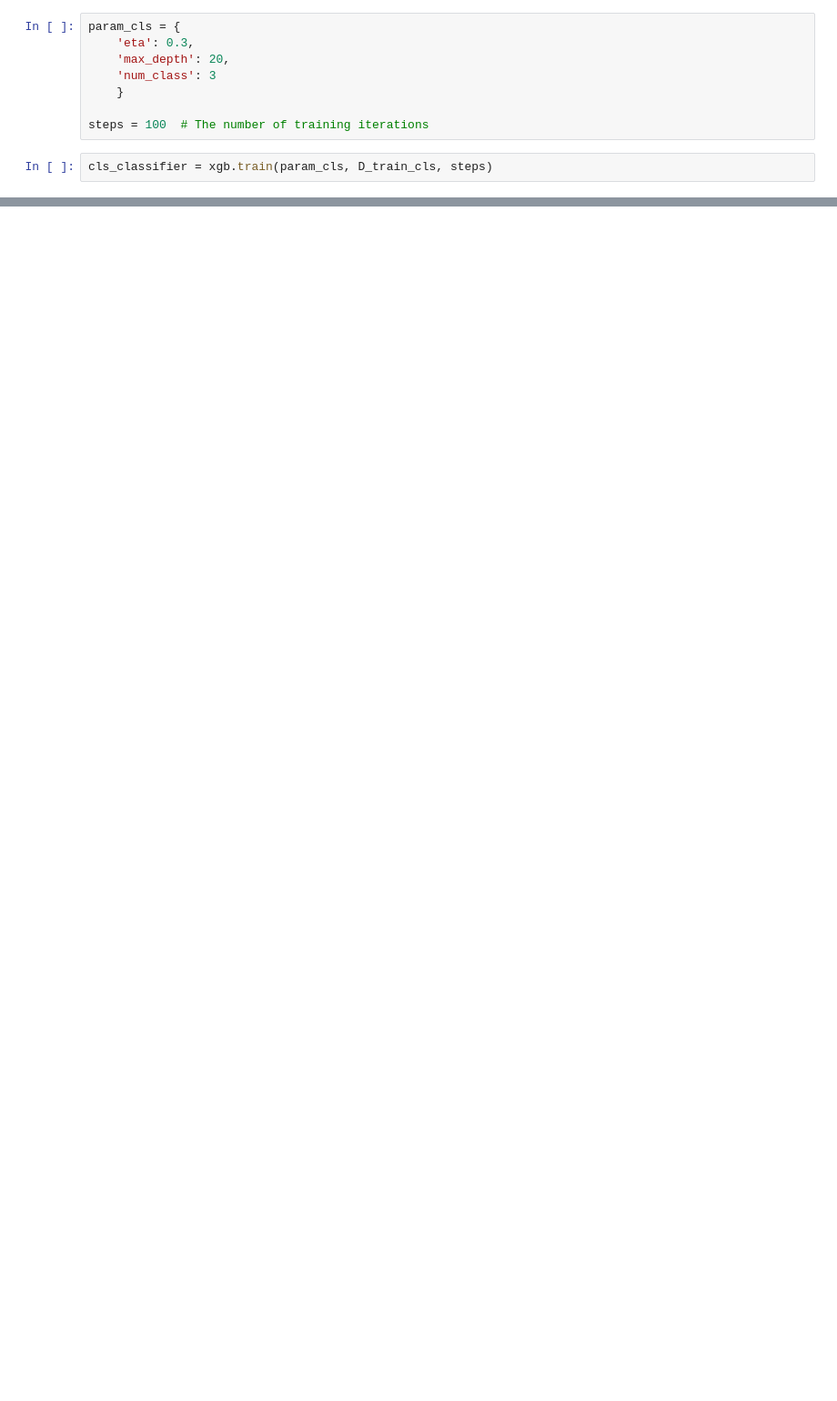
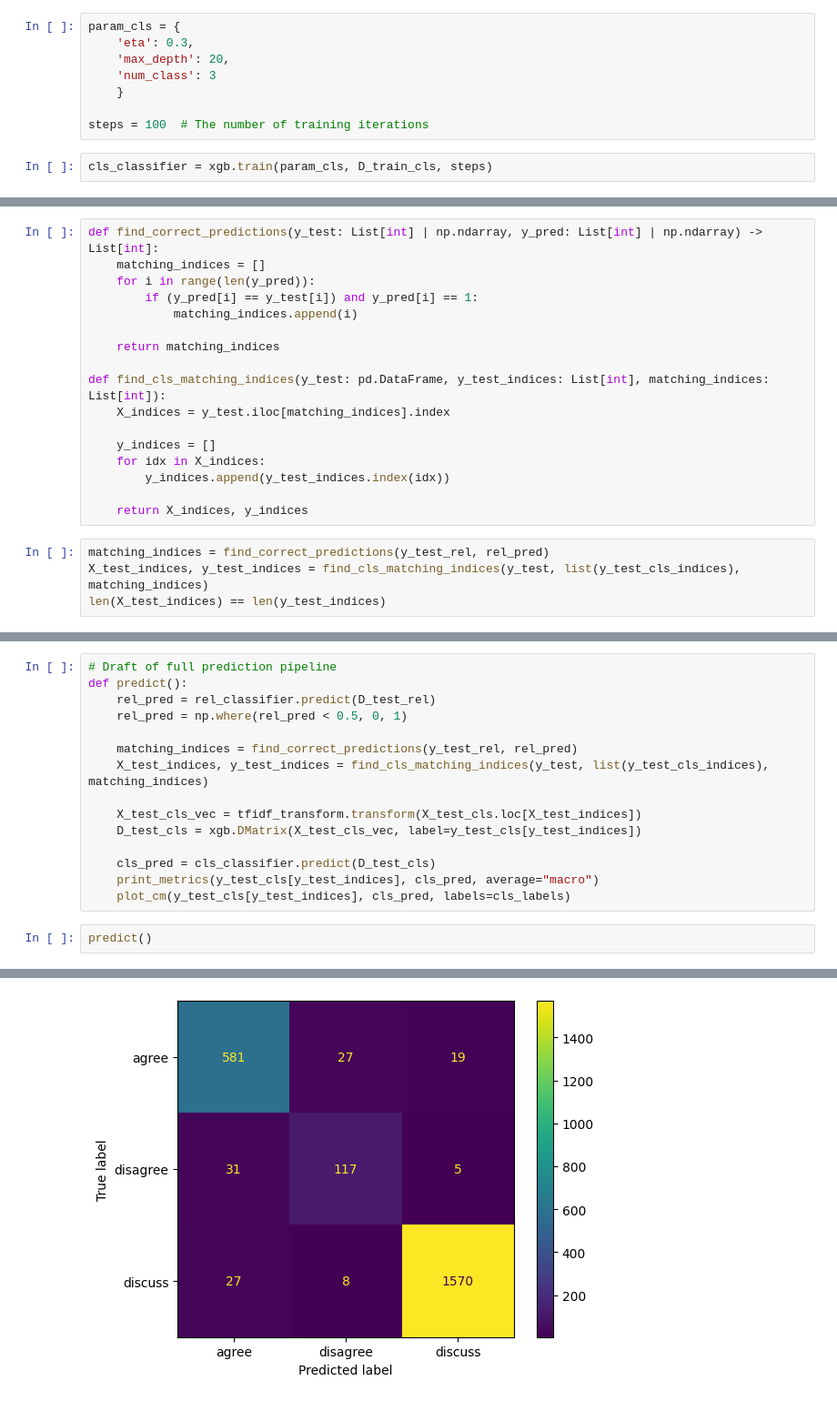
Before and after one commit to Tub1s/fake_news-classifier, a Jupyter notebook: notebooks/headline-body_relation_analysis.ipynb, the cells around one changed output, grey strips where cells are left out. Shown at 91% size. Drawn from its saved outputs; the diff is of its cells as text; blank space fills up the shorter version.

Commit message:
feat: created prototype of final pipeline

```diff
--- a/notebooks/headline-body_relation_analysis.ipynb
+++ b/notebooks/headline-body_relation_analysis.ipynb
@@ -408,0 +422,21 @@ plot_cm(y_test_cls, cls_pred, labels=cls_labels)
+# %%
+def find_correct_predictions(y_test: List[int] | np.ndarray, y_pred: List[int] | np.ndarray) -> List[int]:
+    matching_indices = []
+    for i in range(len(y_pred)):
+        if (y_pred[i] == y_test[i]) and y_pred[i] == 1:
+            matching_indices.append(i)
+
+    return matching_indices
+
+def find_cls_matching_indices(y_test: pd.DataFrame, y_test_indices: List[int], matching_indices: List[int]):
+    X_indices = y_test.iloc[matching_indices].index
+
+    y_indices = []
+    for idx in X_indices:
+        y_indices.append(y_test_indices.index(idx))
+
+    return X_indices, y_indices
+# %%
+matching_indices = find_correct_predictions(y_test_rel, rel_pred)
+X_test_indices, y_test_indices = find_cls_matching_indices(y_test, list(y_test_cls_indices), matching_indices)
+len(X_test_indices) == len(y_test_indices)
@@ -408,0 +445,18 @@ plot_cm(y_test_cls, cls_pred, labels=cls_labels)
+# %%
+# Draft of full prediction pipeline
+def predict():
+    rel_pred = rel_classifier.predict(D_test_rel)
+    rel_pred = np.where(rel_pred < 0.5, 0, 1)
+
+    matching_indices = find_correct_predictions(y_test_rel, rel_pred)
+    X_test_indices, y_test_indices = find_cls_matching_indices(y_test, list(y_test_cls_indices), matching_indices)
+
+    X_test_cls_vec = tfidf_transform.transform(X_test_cls.loc[X_test_indices])
+    D_test_cls = xgb.DMatrix(X_test_cls_vec, label=y_test_cls[y_test_indices])
+
+    cls_pred = cls_classifier.predict(D_test_cls)
+    print_metrics(y_test_cls[y_test_indices], cls_pred, average="macro")
+    plot_cm(y_test_cls[y_test_indices], cls_pred, labels=cls_labels)
+# %%
+predict()
+# %% [output]
@@ -408,0 +467 @@ plot_cm(y_test_cls, cls_pred, labels=cls_labels)
+[figure, added]
```
Also changed, not shown: parts of 13 cells of this notebook.
